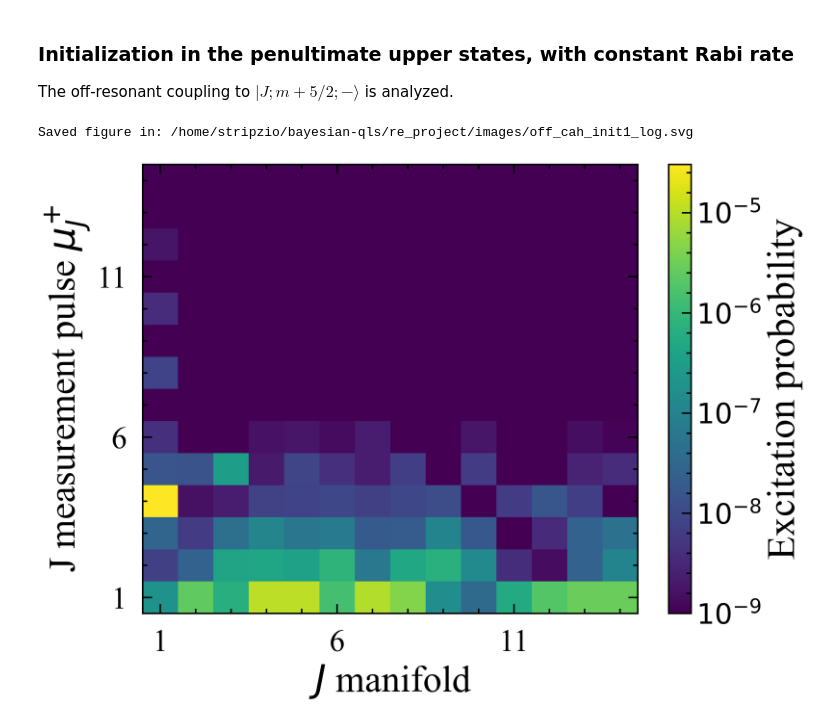
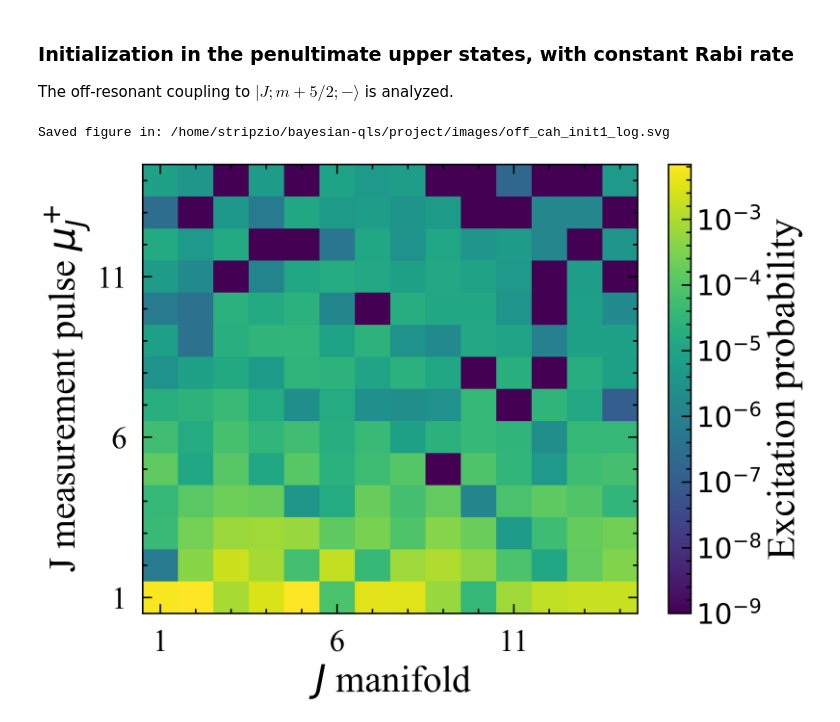
Before and after one commit to sdracia/master-thesis, a Jupyter notebook: project/notebooks/off_resonant_coupling/analysis.ipynb, the cells around one changed output. Saved outputs shown, nothing was run; the diff lists cells and outputs as text; code cells hidden in the pictures.

```diff
--- a/project/notebooks/off_resonant_coupling/analysis.ipynb
+++ b/project/notebooks/off_resonant_coupling/analysis.ipynb
@@ -220,21 +220,21 @@ The off-resonant coupling to $| J;m+5/2;- \rangle$ is analyzed.
 # %%
 folder = Path.cwd() / "cah_init_PU"
 folder.mkdir(exist_ok=True)
 
 meas_range = range(1, 15)
 manifold_range = range(1, 15)
 
-index = 3
+index = 2
 is_minus = False
 is_log = True
 
 heatmap = off_resonant(meas_range,
                        manifold_range,
                        folder,
                        index,
                        is_minus,
                        is_log,
                        figname="off_cah_init1_log.svg")
 # %% [output]
-Saved figure in: /home/stripzio/bayesian-qls/re_project/images/off_cah_init1_log.svg
+Saved figure in: /home/stripzio/bayesian-qls/project/images/off_cah_init1_log.svg
-[figure, old version]
+[figure, new version]
```
Also changed, not shown: 24 other files.
